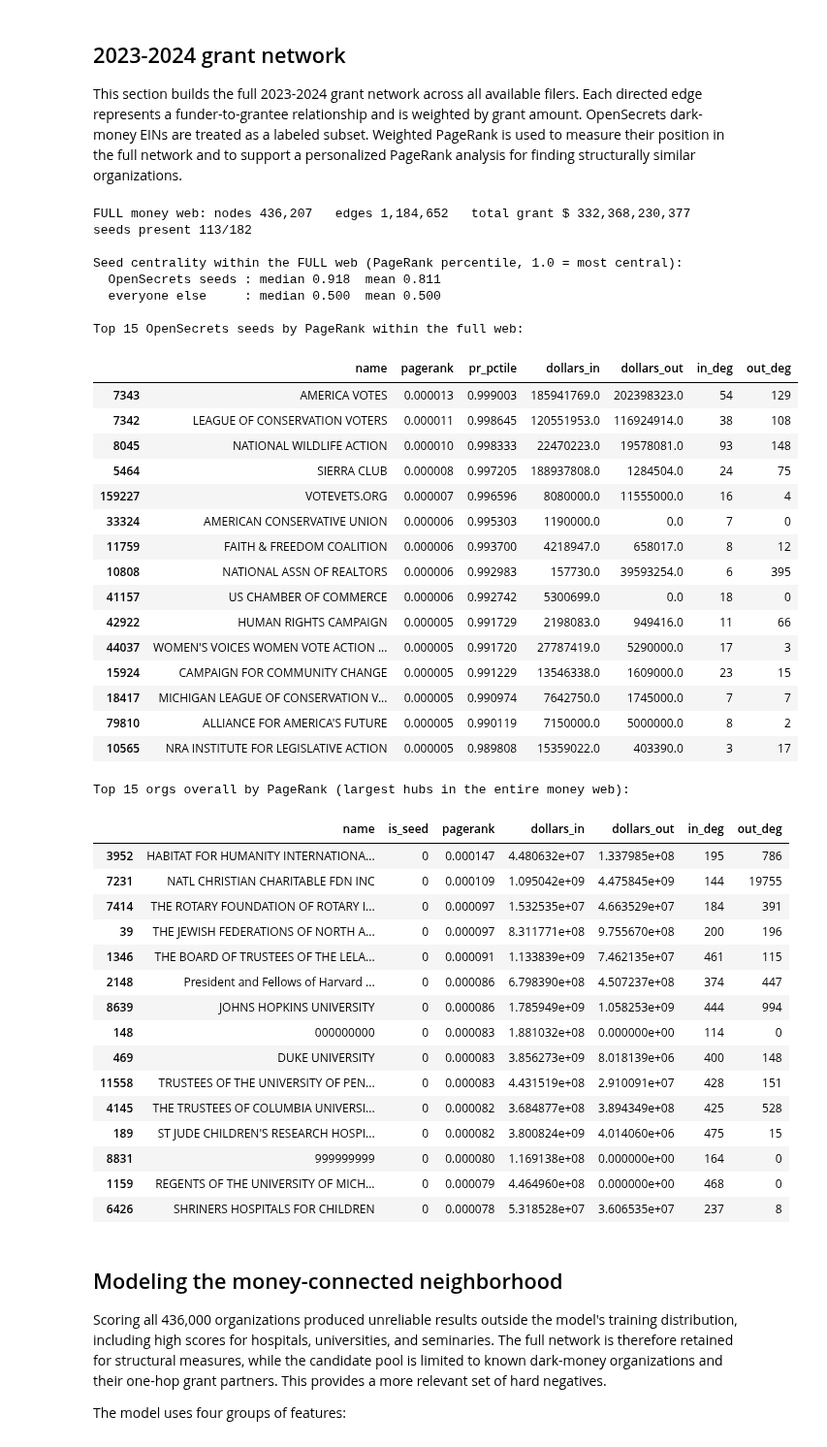
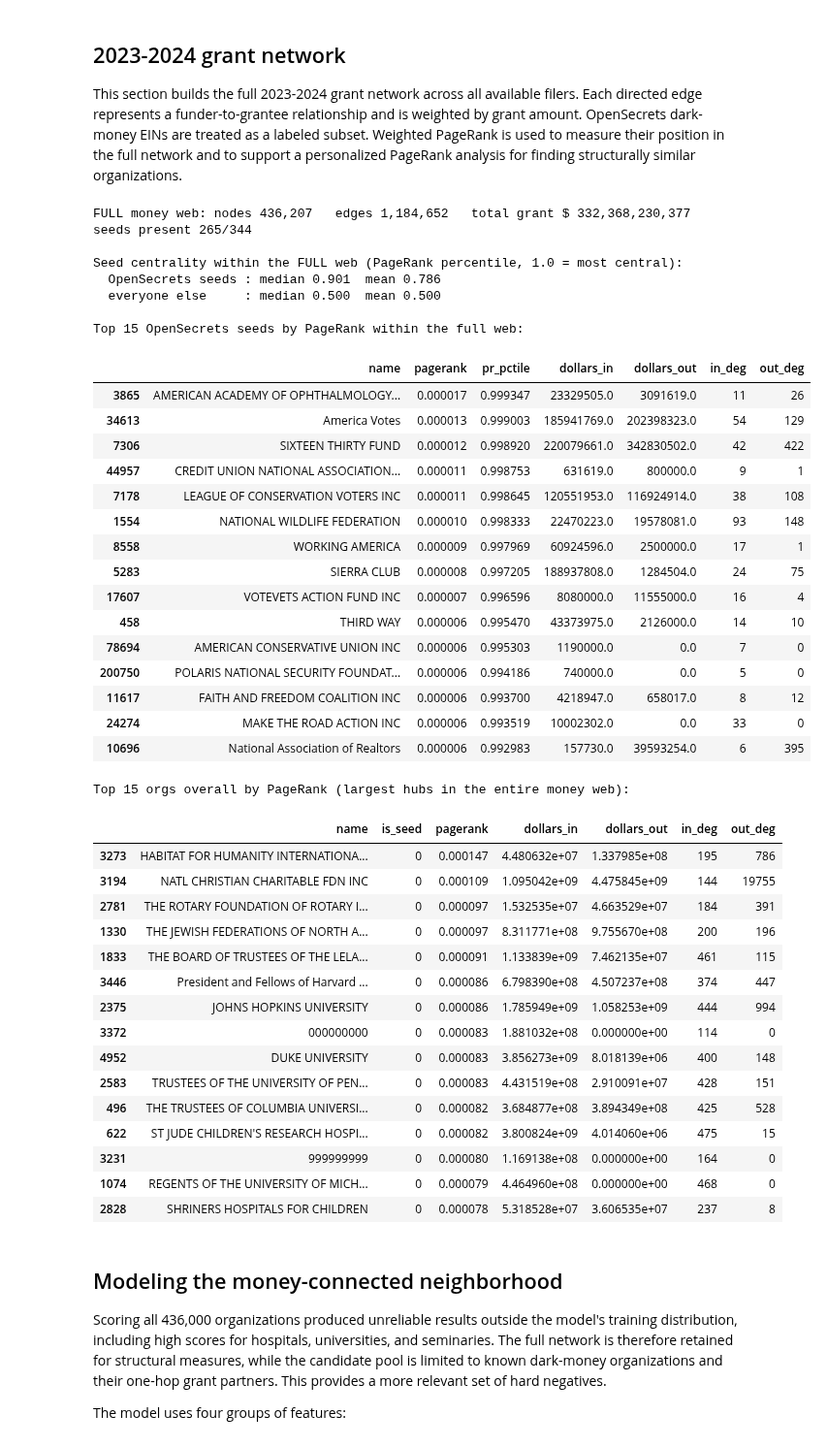
Before and after one commit to team-glass-house/influence-network, a Jupyter notebook: notebooks/lda_irs_name_state_analysis.ipynb, the cells around one changed output. Shown at 97% size. Cells and saved outputs as stored; diff of their text form; code cells hidden in the pictures.

```diff
--- a/notebooks/lda_irs_name_state_analysis.ipynb
+++ b/notebooks/lda_irs_name_state_analysis.ipynb
@@ -752,11 +752,13 @@ import numpy as np, pandas as pd
 
 YEARS = "(2023, 2024)"  # tax years for the money-flow network
 
-# OpenSecrets dark-money seeds (labels within the full web).
+# Dark-money seeds loaded from the maintained S3 label file.
 conn.execute(f"""CREATE OR REPLACE TEMP TABLE dark_money AS
-    SELECT DISTINCT LPAD(CAST(ein AS VARCHAR), 9, '0') AS ein, crp_name
-    FROM read_parquet('{(ROOT / "parquet_export" / "crp_dark_money" / "*.parquet").as_posix()}')
-    WHERE ein IS NOT NULL""")
+    SELECT DISTINCT
+        LPAD(CAST(filer_ein AS VARCHAR), 9, '0') AS ein,
+        filer_name AS crp_name
+    FROM read_parquet('{PARQUET_BASE}/dark_money_labels.parquet')
+    WHERE filer_ein IS NOT NULL""")
 
 # ALL directed grant edges (funder -> grantee) for 2023/24 -- the entire money web, not just seed-adjacent.
 edges = q(f"""
@@ -783,67 +785,67 @@ rank = (pd.DataFrame({"ein": list(G.nodes)})
                 dollars_out=lambda d: d.ein.map(dict(G.out_degree(weight="amt"))),
                 in_deg=lambda d: d.ein.map(dict(G.in_degree())),
                 out_deg=lambda d: d.ein.map(dict(G.out_degree())))
         .sort_values("pagerank", ascending=False))
 rank["name"] = rank.ein.map(nm)
 rank["pr_pctile"] = rank.pagerank.rank(pct=True)
 
 n_seed = int(rank.is_seed.sum())
 print(f"FULL money web: nodes {G.number_of_nodes():,}   edges {G.number_of_edges():,}   "
       f"total grant $ {edges.amt.sum():,.0f}")
 print(f"seeds present {n_seed}/{len(seed_set)}")
 print(f"\nSeed centrality within the FULL web (PageRank percentile, 1.0 = most central):")
 print(f"  OpenSecrets seeds : median {rank.loc[rank.is_seed==1,'pr_pctile'].median():.3f}  "
       f"mean {rank.loc[rank.is_seed==1,'pr_pctile'].mean():.3f}")
 print(f"  everyone else     : median {rank.loc[rank.is_seed==0,'pr_pctile'].median():.3f}  "
       f"mean {rank.loc[rank.is_seed==0,'pr_pctile'].mean():.3f}")
 
 print("\nTop 15 OpenSecrets seeds by PageRank within the full web:")
 display(rank[rank.is_seed == 1].head(15)[
     ["name", "pagerank", "pr_pctile", "dollars_in", "dollars_out", "in_deg", "out_deg"]])
 print("Top 15 orgs overall by PageRank (largest hubs in the entire money web):")
 display(rank.head(15)[["name", "is_seed", "pagerank", "dollars_in", "dollars_out", "in_deg", "out_deg"]])
 # %% [output]
 FULL money web: nodes 436,207   edges 1,184,652   total grant $ 332,368,230,377
-seeds present 113/182
+seeds present 265/344
 
 Seed centrality within the FULL web (PageRank percentile, 1.0 = most central):
-  OpenSecrets seeds : median 0.918  mean 0.811
+  OpenSecrets seeds : median 0.901  mean 0.786
   everyone else     : median 0.500  mean 0.500
 
 Top 15 OpenSecrets seeds by PageRank within the full web:
 |  | name | pagerank | pr_pctile | dollars_in | dollars_out | in_deg | out_deg |
-| 7343 | AMERICA VOTES | 0.000013 | 0.999003 | 185941769.0 | 202398323.0 | 54 | 129 |
-| 7342 | LEAGUE OF CONSERVATION VOTERS | 0.000011 | 0.998645 | 120551953.0 | 116924914.0 | 38 | 108 |
-| 8045 | NATIONAL WILDLIFE ACTION | 0.000010 | 0.998333 | 22470223.0 | 19578081.0 | 93 | 148 |
-| 5464 | SIERRA CLUB | 0.000008 | 0.997205 | 188937808.0 | 1284504.0 | 24 | 75 |
-| 159227 | VOTEVETS.ORG | 0.000007 | 0.996596 | 8080000.0 | 11555000.0 | 16 | 4 |
-| 33324 | AMERICAN CONSERVATIVE UNION | 0.000006 | 0.995303 | 1190000.0 | 0.0 | 7 | 0 |
-| 11759 | FAITH & FREEDOM COALITION | 0.000006 | 0.993700 | 4218947.0 | 658017.0 | 8 | 12 |
-| 10808 | NATIONAL ASSN OF REALTORS | 0.000006 | 0.992983 | 157730.0 | 39593254.0 | 6 | 395 |
-| 41157 | US CHAMBER OF COMMERCE | 0.000006 | 0.992742 | 5300699.0 | 0.0 | 18 | 0 |
-| 42922 | HUMAN RIGHTS CAMPAIGN | 0.000005 | 0.991729 | 2198083.0 | 949416.0 | 11 | 66 |
-| 44037 | WOMEN'S VOICES WOMEN VOTE ACTION ... | 0.000005 | 0.991720 | 27787419.0 | 5290000.0 | 17 | 3 |
-| 15924 | CAMPAIGN FOR COMMUNITY CHANGE | 0.000005 | 0.991229 | 13546338.0 | 1609000.0 | 23 | 15 |
-| 18417 | MICHIGAN LEAGUE OF CONSERVATION V... | 0.000005 | 0.990974 | 7642750.0 | 1745000.0 | 7 | 7 |
-| 79810 | ALLIANCE FOR AMERICA'S FUTURE | 0.000005 | 0.990119 | 7150000.0 | 5000000.0 | 8 | 2 |
-| 10565 | NRA INSTITUTE FOR LEGISLATIVE ACTION | 0.000005 | 0.989808 | 15359022.0 | 403390.0 | 3 | 17 |
+| 3865 | AMERICAN ACADEMY OF OPHTHALMOLOGY... | 0.000017 | 0.999347 | 23329505.0 | 3091619.0 | 11 | 26 |
+| 34613 | America Votes | 0.000013 | 0.999003 | 185941769.0 | 202398323.0 | 54 | 129 |
+| 7306 | SIXTEEN THIRTY FUND | 0.000012 | 0.998920 | 220079661.0 | 342830502.0 | 42 | 422 |
+| 44957 | CREDIT UNION NATIONAL ASSOCIATION... | 0.000011 | 0.998753 | 631619.0 | 800000.0 | 9 | 1 |
+| 7178 | LEAGUE OF CONSERVATION VOTERS INC | 0.000011 | 0.998645 | 120551953.0 | 116924914.0 | 38 | 108 |
+| 1554 | NATIONAL WILDLIFE FEDERATION | 0.000010 | 0.998333 | 22470223.0 | 19578081.0 | 93 | 148 |
+| 8558 | WORKING AMERICA | 0.000009 | 0.997969 | 60924596.0 | 2500000.0 | 17 | 1 |
+| 5283 | SIERRA CLUB | 0.000008 | 0.997205 | 188937808.0 | 1284504.0 | 24 | 75 |
+| 17607 | VOTEVETS ACTION FUND INC | 0.000007 | 0.996596 | 8080000.0 | 11555000.0 | 16 | 4 |
+| 458 | THIRD WAY | 0.000006 | 0.995470 | 43373975.0 | 2126000.0 | 14 | 10 |
+| 78694 | AMERICAN CONSERVATIVE UNION INC | 0.000006 | 0.995303 | 1190000.0 | 0.0 | 7 | 0 |
+| 200750 | POLARIS NATIONAL SECURITY FOUNDAT... | 0.000006 | 0.994186 | 740000.0 | 0.0 | 5 | 0 |
+| 11617 | FAITH AND FREEDOM COALITION INC | 0.000006 | 0.993700 | 4218947.0 | 658017.0 | 8 | 12 |
+| 24274 | MAKE THE ROAD ACTION INC | 0.000006 | 0.993519 | 10002302.0 | 0.0 | 33 | 0 |
+| 10696 | National Association of Realtors | 0.000006 | 0.992983 | 157730.0 | 39593254.0 | 6 | 395 |
 Top 15 orgs overall by PageRank (largest hubs in the entire money web):
 |  | name | is_seed | pagerank | dollars_in | dollars_out | in_deg | out_deg |
-| 3952 | HABITAT FOR HUMANITY INTERNATIONA... | 0 | 0.000147 | 4.480632e+07 | 1.337985e+08 | 195 | 786 |
-| 7231 | NATL CHRISTIAN CHARITABLE FDN INC | 0 | 0.000109 | 1.095042e+09 | 4.475845e+09 | 144 | 19755 |
-| 7414 | THE ROTARY FOUNDATION OF ROTARY I... | 0 | 0.000097 | 1.532535e+07 | 4.663529e+07 | 184 | 391 |
-| 39 | THE JEWISH FEDERATIONS OF NORTH A... | 0 | 0.000097 | 8.311771e+08 | 9.755670e+08 | 200 | 196 |
-| 1346 | THE BOARD OF TRUSTEES OF THE LELA... | 0 | 0.000091 | 1.133839e+09 | 7.462135e+07 | 461 | 115 |
-| 2148 | President and Fellows of Harvard ... | 0 | 0.000086 | 6.798390e+08 | 4.507237e+08 | 374 | 447 |
-| 8639 | JOHNS HOPKINS UNIVERSITY | 0 | 0.000086 | 1.785949e+09 | 1.058253e+09 | 444 | 994 |
-| 148 | 000000000 | 0 | 0.000083 | 1.881032e+08 | 0.000000e+00 | 114 | 0 |
-| 469 | DUKE UNIVERSITY | 0 | 0.000083 | 3.856273e+09 | 8.018139e+06 | 400 | 148 |
-| 11558 | TRUSTEES OF THE UNIVERSITY OF PEN... | 0 | 0.000083 | 4.431519e+08 | 2.910091e+07 | 428 | 151 |
-| 4145 | THE TRUSTEES OF COLUMBIA UNIVERSI... | 0 | 0.000082 | 3.684877e+08 | 3.894349e+08 | 425 | 528 |
-| 189 | ST JUDE CHILDREN'S RESEARCH HOSPI... | 0 | 0.000082 | 3.800824e+09 | 4.014060e+06 | 475 | 15 |
-| 8831 | 999999999 | 0 | 0.000080 | 1.169138e+08 | 0.000000e+00 | 164 | 0 |
-| 1159 | REGENTS OF THE UNIVERSITY OF MICH... | 0 | 0.000079 | 4.464960e+08 | 0.000000e+00 | 468 | 0 |
-| 6426 | SHRINERS HOSPITALS FOR CHILDREN | 0 | 0.000078 | 5.318528e+07 | 3.606535e+07 | 237 | 8 |
+| 3273 | HABITAT FOR HUMANITY INTERNATIONA... | 0 | 0.000147 | 4.480632e+07 | 1.337985e+08 | 195 | 786 |
+| 3194 | NATL CHRISTIAN CHARITABLE FDN INC | 0 | 0.000109 | 1.095042e+09 | 4.475845e+09 | 144 | 19755 |
+| 2781 | THE ROTARY FOUNDATION OF ROTARY I... | 0 | 0.000097 | 1.532535e+07 | 4.663529e+07 | 184 | 391 |
+| 1330 | THE JEWISH FEDERATIONS OF NORTH A... | 0 | 0.000097 | 8.311771e+08 | 9.755670e+08 | 200 | 196 |
+| 1833 | THE BOARD OF TRUSTEES OF THE LELA... | 0 | 0.000091 | 1.133839e+09 | 7.462135e+07 | 461 | 115 |
+| 3446 | President and Fellows of Harvard ... | 0 | 0.000086 | 6.798390e+08 | 4.507237e+08 | 374 | 447 |
+| 2375 | JOHNS HOPKINS UNIVERSITY | 0 | 0.000086 | 1.785949e+09 | 1.058253e+09 | 444 | 994 |
+| 3372 | 000000000 | 0 | 0.000083 | 1.881032e+08 | 0.000000e+00 | 114 | 0 |
+| 4952 | DUKE UNIVERSITY | 0 | 0.000083 | 3.856273e+09 | 8.018139e+06 | 400 | 148 |
+| 2583 | TRUSTEES OF THE UNIVERSITY OF PEN... | 0 | 0.000083 | 4.431519e+08 | 2.910091e+07 | 428 | 151 |
+| 496 | THE TRUSTEES OF COLUMBIA UNIVERSI... | 0 | 0.000082 | 3.684877e+08 | 3.894349e+08 | 425 | 528 |
+| 622 | ST JUDE CHILDREN'S RESEARCH HOSPI... | 0 | 0.000082 | 3.800824e+09 | 4.014060e+06 | 475 | 15 |
+| 3231 | 999999999 | 0 | 0.000080 | 1.169138e+08 | 0.000000e+00 | 164 | 0 |
+| 1074 | REGENTS OF THE UNIVERSITY OF MICH... | 0 | 0.000079 | 4.464960e+08 | 0.000000e+00 | 468 | 0 |
+| 2828 | SHRINERS HOSPITALS FOR CHILDREN | 0 | 0.000078 | 5.318528e+07 | 3.606535e+07 | 237 | 8 |
 # %% [markdown]
 ## Modeling the money-connected neighborhood
 
```
Also changed, not shown: parts of 23 cells of this notebook.
